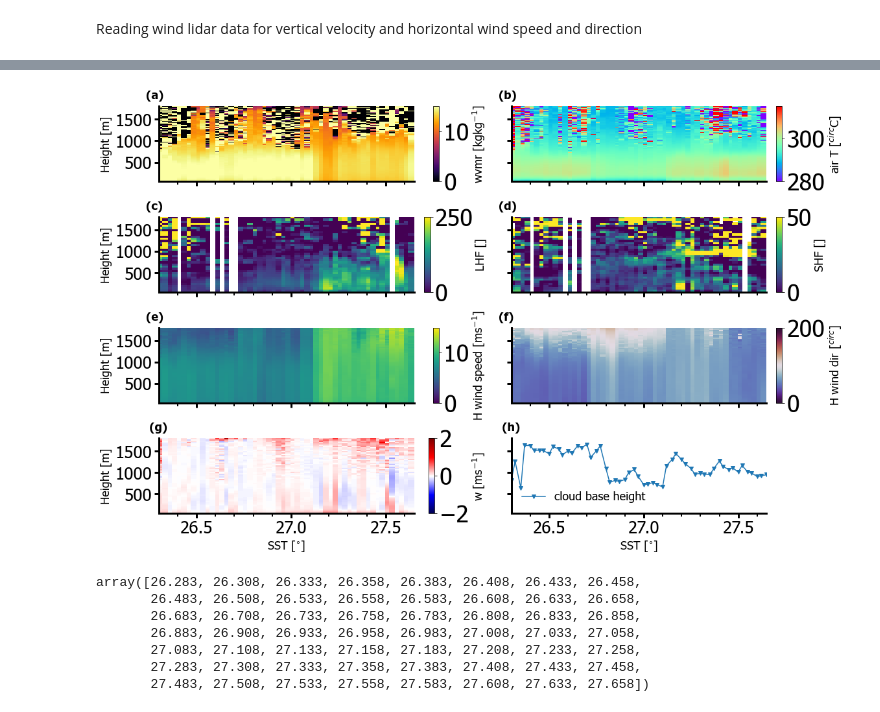
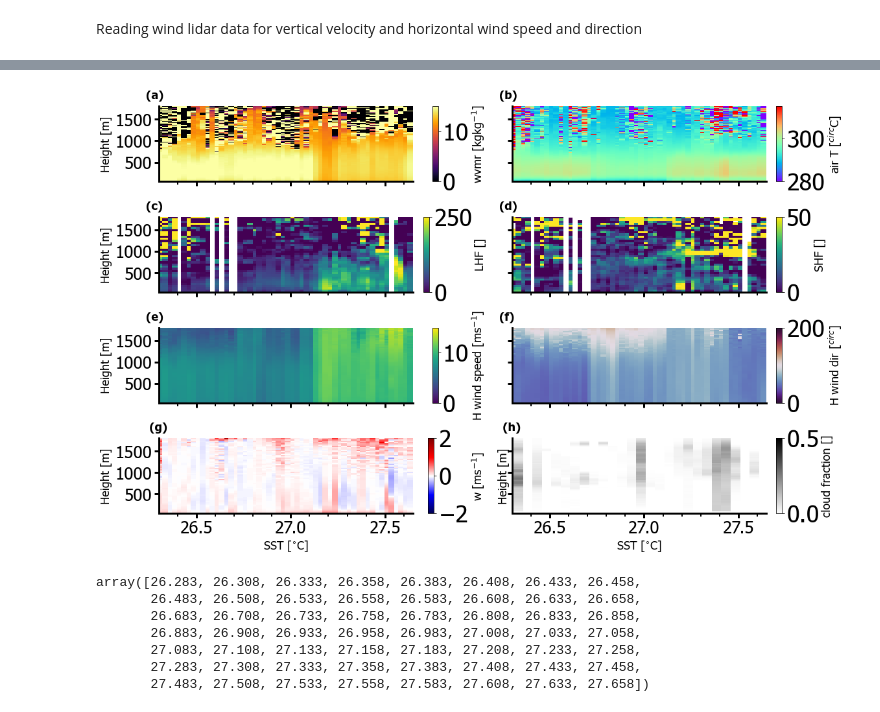
Before and after one commit to ClauClouds/SST-impact, a Jupyter notebook: binning_sst_all_data.ipynb, the cells around one changed output, grey strips where cells are left out. Drawn from its saved outputs; the diff is of its cells as text; code cells hidden in the pictures.

```diff
--- a/binning_sst_all_data.ipynb
+++ b/binning_sst_all_data.ipynb
@@ -167,7 +167,7 @@ arthus_all_SST = f_interpolate_SST_and_merge(SST_DS, arthus_all)
 #f_calculate_binned_data(H_wind_DS, SST_binned_arr)
 # calculating mean quantities f
 dataset_mean = []
-
+dataset_std = []
 
 # selecting all columns in the bin interval
 for ind_bin in range(len(SST_binned_arr)-1):
@@ -181,10 +181,11 @@ for ind_bin in range(len(SST_binned_arr)-1):
 
     # calculate mean profile averaging all selected time stamps together
     dataset_mean.append(DS_sliced.mean(dim='time', skipna=True))
-
+    dataset_std.append(DS_sliced.std(dim='time', skipna=True))
 
 # concatenating datasets corresponding to SST bins on a new bin dimension
 arthus_all_concat = xr.concat([dataset_mean[i] for i in np.arange(len(dataset_mean))], dim='SST_binned')
+arthus_all_std_concat = xr.concat([dataset_std[i] for i in np.arange(len(dataset_std))], dim='SST_binned')
 # %%
 
 # reading arthus data for latent heat flux
@@ -222,6 +223,7 @@ arthus_fluxes_SST = f_interpolate_SST_and_merge(SST_DS, arthus_fluxes)
 #f_calculate_binned_data(H_wind_DS, SST_binned_arr)
 # calculating mean quantities f
 dataset_mean = []
+dataset_std = []
 
 
 # selecting all columns in the bin interval
@@ -236,10 +238,12 @@ for ind_bin in range(len(SST_binned_arr)-1):
 
     # calculate mean profile averaging all selected time stamps together
     dataset_mean.append(DS_sliced.mean(dim='time', skipna=True))
+    dataset_std.append(DS_sliced.std(dim='time', skipna=True))
 
 
 # concatenating datasets corresponding to SST bins on a new bin dimension
 arthus_fluxes_concat = xr.concat([dataset_mean[i] for i in np.arange(len(dataset_mean))], dim='SST_binned')
+arthus_fluxes_std_concat = xr.concat([dataset_std[i] for i in np.arange(len(dataset_std))], dim='SST_binned')
 # %% [markdown]
 Reading wind lidar data for vertical velocity and horizontal wind speed and direction
 # %%
@@ -283,6 +287,7 @@ H_wind_SST = f_interpolate_SST_and_merge(SST_DS, H_wind_DS)
 #f_calculate_binned_data(H_wind_DS, SST_binned_arr)
 # calculating mean quantities f
 dataset_mean = []
+dataset_std = []
 
 
 # selecting all columns in the bin interval
@@ -297,10 +302,11 @@ for ind_bin in range(len(SST_binned_arr)-1):
 
     # calculate mean profile averaging all selected time stamps together
     dataset_mean.append(DS_sliced.mean(dim='time', skipna=True))
-
+    dataset_std.append(DS_sliced.std(dim='time', skipna=True))
 
 # concatenating datasets corresponding to SST bins on a new bin dimension
 H_wind_concat = xr.concat([dataset_mean[i] for i in np.arange(len(dataset_mean))], dim='SST_binned')
+H_wind_std_concat = xr.concat([dataset_std[i] for i in np.arange(len(dataset_std))], dim='SST_binned')
 # %%
 # applying interpolating and binning functions to Horizontal wind data
 
@@ -308,7 +314,7 @@ V_wind_SST = f_interpolate_SST_and_merge(SST_DS, w_wind_DS)
 #f_calculate_binned_data(H_wind_DS, SST_binned_arr)
 # calculating mean quantities f
 dataset_mean = []
-
+dataset_std = []
 
 # selecting all columns in the bin interval
 for ind_bin in range(len(SST_binned_arr)-1):
@@ -322,8 +328,10 @@ for ind_bin in range(len(SST_binned_arr)-1):
 
     # calculate mean profile averaging all selected time stamps together
     dataset_mean.append(DS_sliced.mean(dim='time', skipna=True))
+    dataset_std.append(DS_sliced.std(dim='time', skipna=True))
 
 
 # concatenating datasets corresponding to SST bins on a new bin dimension
 V_wind_concat = xr.concat([dataset_mean[i] for i in np.arange(len(dataset_mean))], dim='SST_binned')
 V_wind_concat.assign_coords({"SST_binned": sst_bin_label})
+V_wind_std_concat = xr.concat([dataset_std[i] for i in np.arange(len(dataset_std))], dim='SST_binned')
@@ -417,38 +496,49 @@ cbar = fig.colorbar(mesh, ax=axs[2,1])
 cbar.set_label(label='H wind dir [$^{circ}$]',  size=fontSizeX)
 
 
 mesh = axs[3,0].pcolormesh(sst_bin_label, V_wind_concat.height.values, V_wind_concat.w.values.T, cmap='seismic', vmin=-2., vmax=2.)
 #arthus_all_concat.Water_vapor_mixing_ratio.plot(x='SST_binned', y='height', vmin=0., vmax=15., ax=axs[0,0])
 #plt.ylim(50., 1000.)#axs[0].set_xlim(290.,325.)
 cbar = fig.colorbar(mesh, ax=axs[3,0])
 cbar.set_label(label='w [ms$^{-1}$]',  size=fontSizeX)
 axs[3,0].set_ylabel('Height [m]', fontsize=fontSizeX)
-axs[3,0].set_xlabel('SST [$^{\circ}$]', fontsize=fontSizeX)
+axs[3,0].set_xlabel('SST [$^{\circ}$C]', fontsize=fontSizeX)
 
-axs[3,1].plot(sst_bin_label, V_wind_concat.cb.values, marker="v", label='cloud base height')
-axs[3,1].legend(frameon=False)
-axs[3,1].set_xlabel('SST [$^{\circ}$]', fontsize=fontSizeX)
+
+
+mesh = axs[3,1].pcolormesh(sst_bin_label_cf, cloud_fraction_concat.height.values, cloud_fraction_concat.cloud_fraction.values.T, cmap='binary', vmin=0., vmax=0.5)
+#arthus_all_concat.Water_vapor_mixing_ratio.plot(x='SST_binned', y='height', vmin=0., vmax=15., ax=axs[0,0])
+#plt.ylim(50., 1000.)#axs[0].set_xlim(290.,325.)
+cbar = fig.colorbar(mesh, ax=axs[3,1])
+cbar.set_label(label='cloud fraction []',  size=fontSizeX)
+axs[3,1].set_ylabel('Height [m]', fontsize=fontSizeX)
+axs[3,1].set_xlabel('SST [$^{\circ}$C]', fontsize=fontSizeX)
+
+
+#axs[3,1].plot(sst_bin_label, V_wind_concat.cb.values, marker="v", label='cloud base height')
+#axs[3,1].legend(frameon=False)
+#axs[3,1].set_xlabel('SST [$^{\circ}$]', fontsize=fontSizeX)
 
 count = 0
 for ax, l in zip(axs[:].flatten(), ['(a) ',  '(b) ',  '(c) ',  '(d) ', '(e) ', '(f) ', ' (g)', ' (h)']):
     ax.text(-0.05, 1.1, l,  fontweight='black', fontsize=val, transform=ax.transAxes)
     #ax.set_xlim(SST_binned_arr[0]-0.1, SST_binned_arr[-1]+0.1)
 
     ax.set_ylim(50,1800)
     ax.spines["top"].set_visible(False)
     ax.spines["right"].set_visible(False)
     ax.spines["bottom"].set_linewidth(3)
     ax.spines["left"].set_linewidth(3)
     ax.xaxis.set_minor_locator(ticker.AutoMinorLocator(n=5))
     ax.tick_params(which='minor', length=5, width=2)
     ax.tick_params(which='major', length=7, width=3)
     ax.xaxis.set_minor_locator(ticker.AutoMinorLocator(n=5))
     ax.tick_params(axis='both', labelsize=26)
     #ax.grid(True, which='both', color='grey', linestyle=':')
     count = count+1
 fig.savefig(path_RS+'profile_lidars_binned_sst.png')
 # %% [output]
-[figure, old version]
+[figure, new version]
 # %%
 SST_binned_arr
 # %% [output]
```
Also changed, not shown: parts of 4 cells of this notebook, 2 other files.
